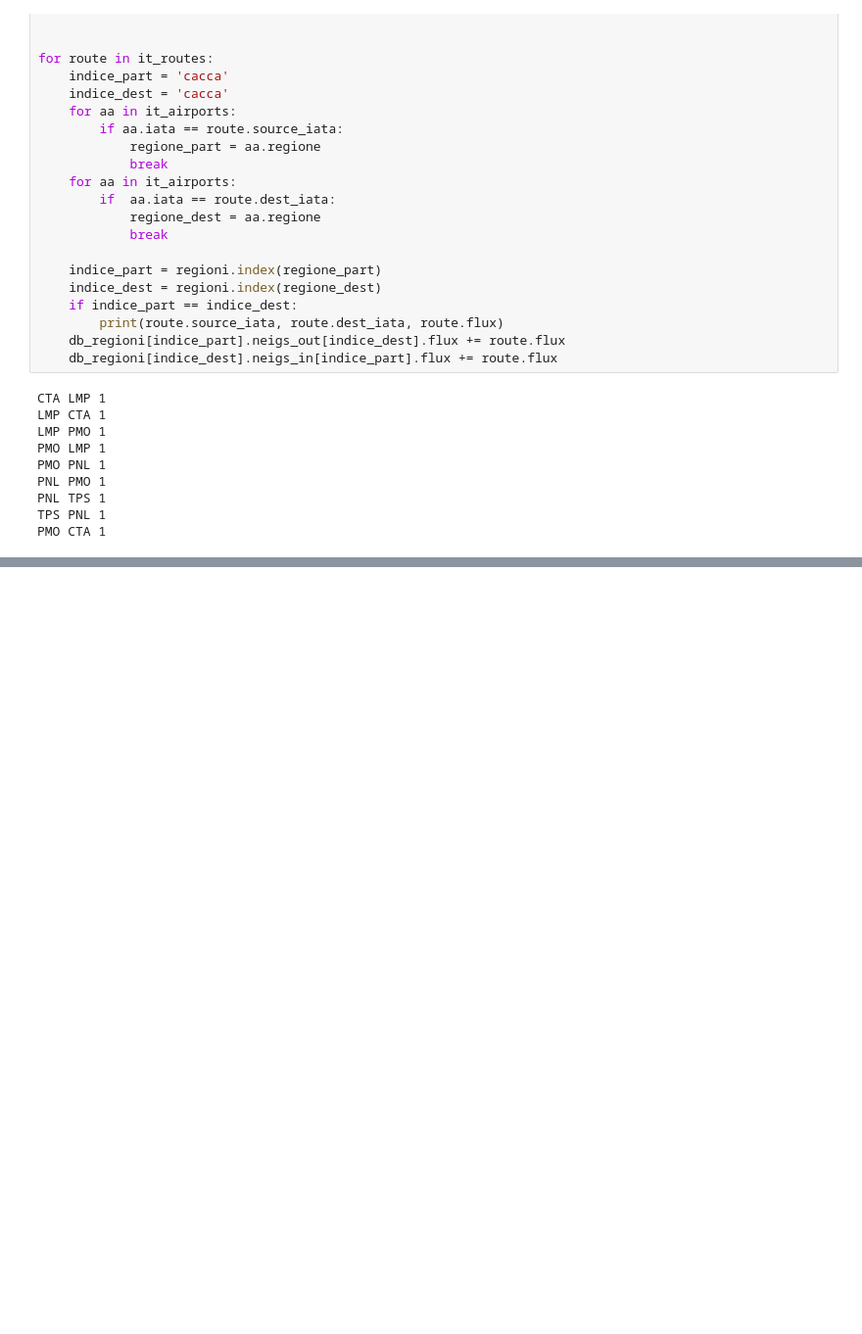
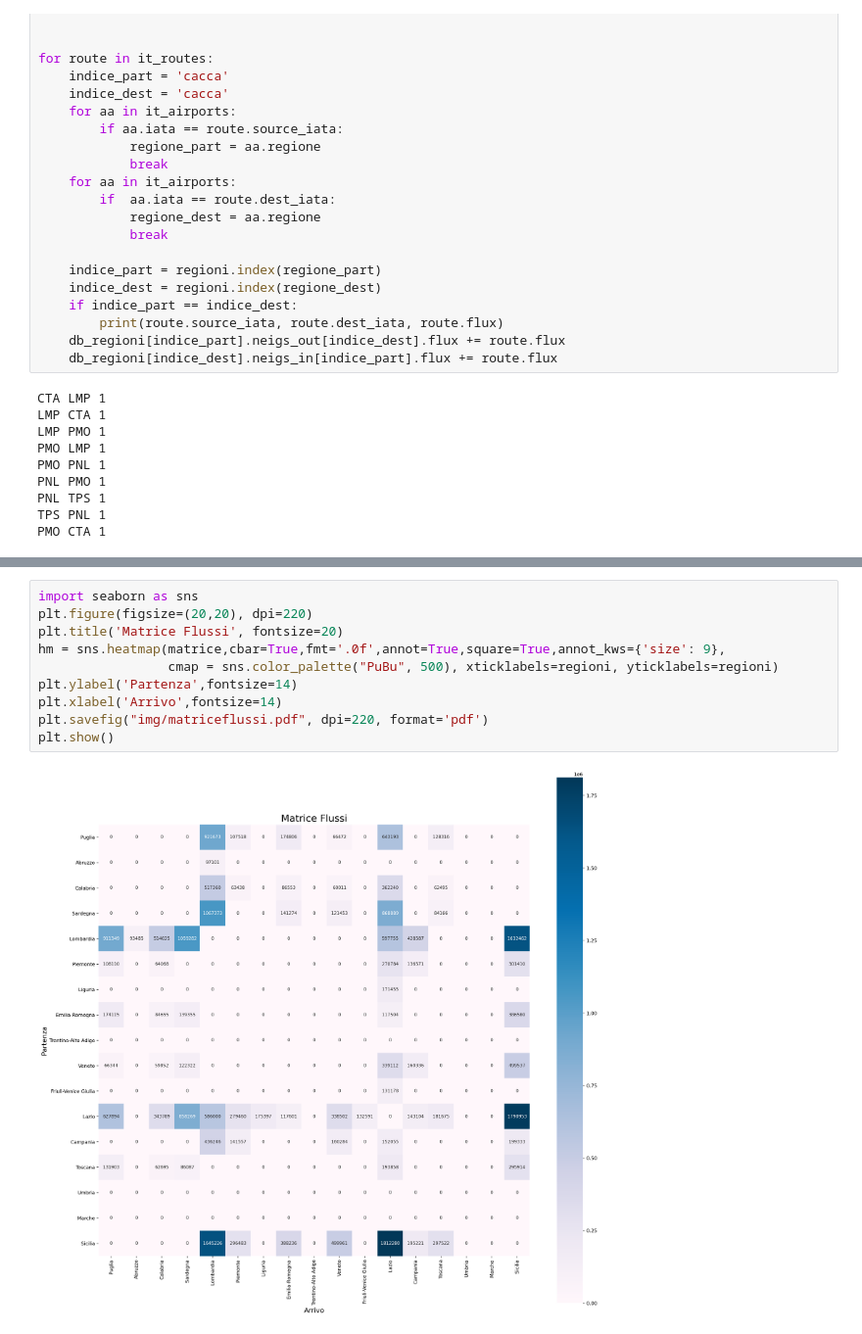
Before and after one commit to Pierohmd/CNNBigData, a Jupyter notebook: matrice_regioni.ipynb, the cells around one changed output, grey strips where cells are left out. Shown at 98% size. Drawn from its saved outputs; the diff is of its cells as text; blank space fills up the shorter version.

```diff
--- a/matrice_regioni.ipynb
+++ b/matrice_regioni.ipynb
@@ -293,0 +309,12 @@ Sicilia Sicilia 9.0
+# %%
+import seaborn as sns
+plt.figure(figsize=(20,20), dpi=220)
+plt.title('Matrice Flussi', fontsize=20)
+hm = sns.heatmap(matrice,cbar=True,fmt='.0f',annot=True,square=True,annot_kws={'size': 9},
+                 cmap = sns.color_palette("PuBu", 500), xticklabels=regioni, yticklabels=regioni)
+plt.ylabel('Partenza',fontsize=14)
+plt.xlabel('Arrivo',fontsize=14)
+plt.savefig("img/matriceflussi.pdf", dpi=220, format='pdf')
+plt.show()
+# %% [output]
+[figure, added]
```
Also changed, not shown: parts of 6 cells of this notebook, 6 other files.
